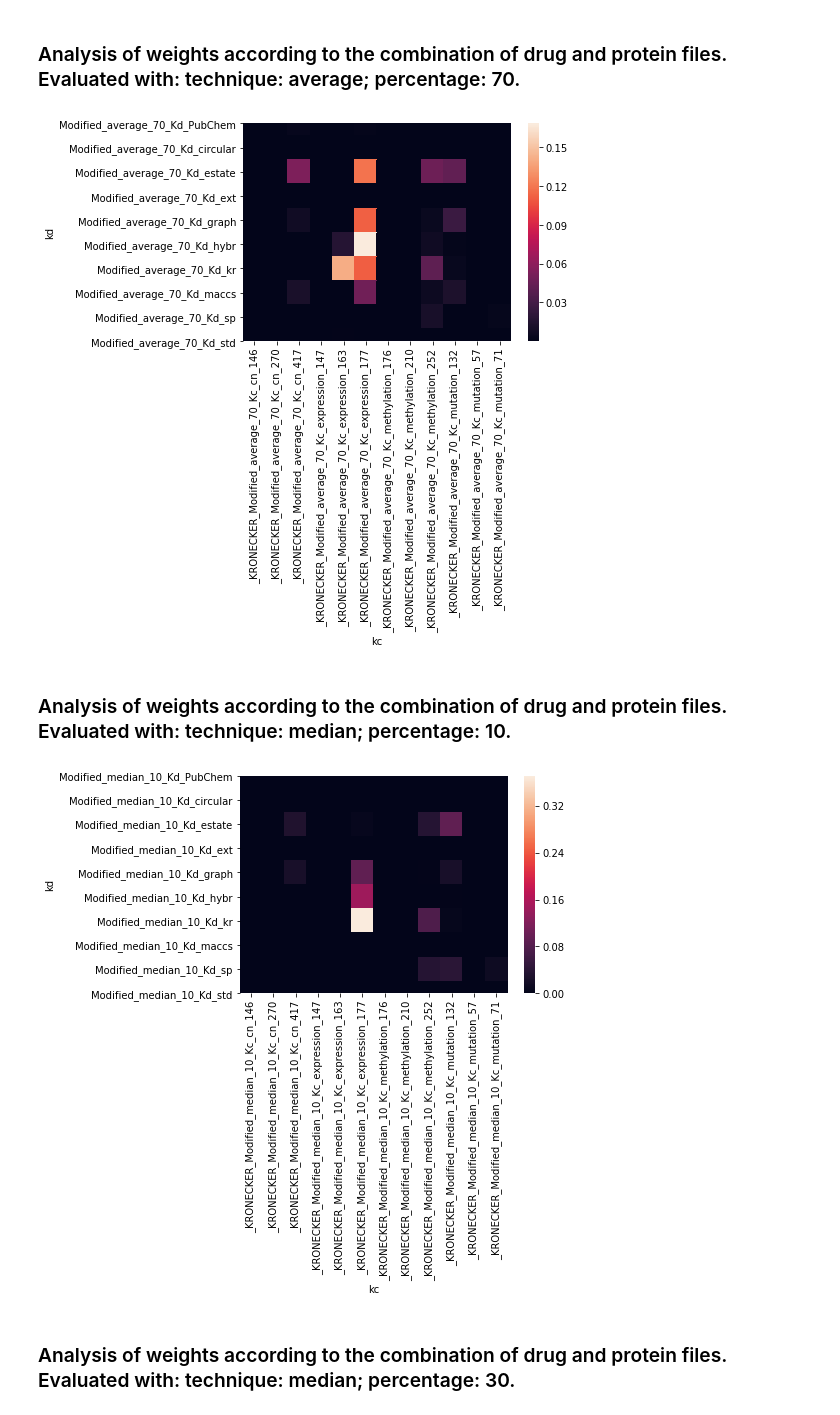
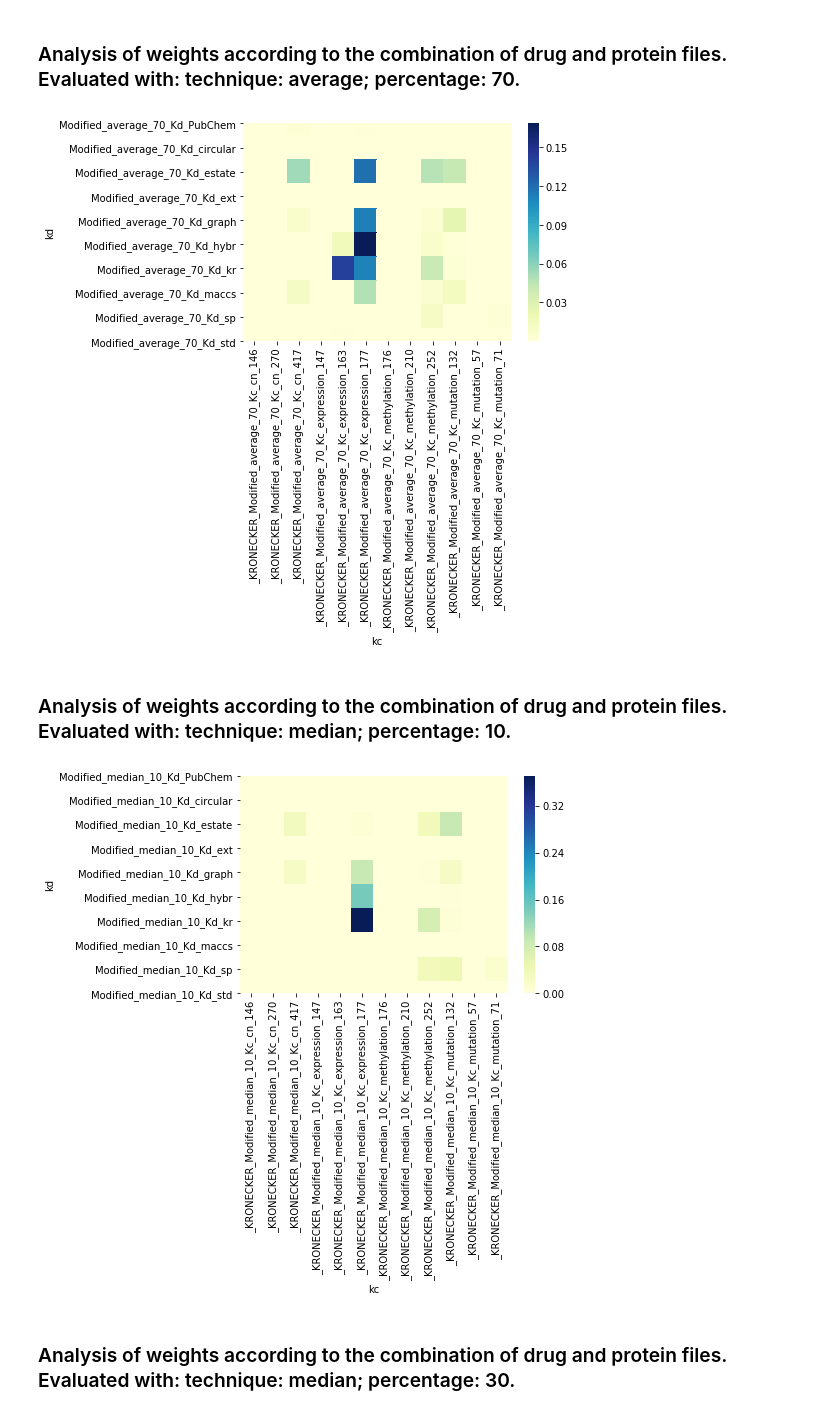
Before and after one commit to TassiaBastos/Treatment-of-incomplete-kernels, a Jupyter notebook: notebooks/analise_scenario3.ipynb, the cells around one changed output. Saved outputs shown, nothing was run; the diff lists cells and outputs as text; code cells hidden in the pictures.

```diff
--- a/notebooks/analise_scenario3.ipynb
+++ b/notebooks/analise_scenario3.ipynb
@@ -533,4 +725,8 @@ def plot_heatmap(dataframe, percentual=70, tipo='average'):
 # %%
 plot_heatmap(df, percentual=70, tipo='average')
+
+weight_average_70 = plt.gcf()
+plt.show()
+weight_average_70.savefig('weight_average_70.png', format='png')
 # %% [output]
-[figure, old version]
+[figure, new version]
@@ -559,6 +733,33 @@ def plot_heatmap(dataframe, percentual=10, tipo='median'):
 # %% [markdown]
 ### Analysis of weights according to the combination of drug and protein files. Evaluated with: technique: median; percentage: 10.
+# %%
+def plot_heatmap(dataframe, percentual=10, tipo='median'):
+
+    # testando com 10% e tipo=median
+    pesos = dataframe[(dataframe['percentual'] == percentual) \
+                    & (dataframe['tipo'] == tipo)]['pesos'].values[0]
+    kernel_names = dataframe[(dataframe['percentual'] == percentual) \
+                           & (dataframe['tipo'] == tipo)]['kernel_names'].values[0]
+    # assumindo que kernel_names nao muda em cada execucao
+    kds = [kn.split('.txt')[0] for kn in kernel_names[:-1]]
+    kcs = [kn.split('.txt')[1] for kn in kernel_names[:-1]]
+    pesos = dataframe[(dataframe['percentual'] == 10) \
+                    & (dataframe['tipo'] == 'median')]['pesos'].values[0]
+
+    df2 = pd.DataFrame(data={
+        'kd': kds,
+        'kc': kcs,
+        'peso': pesos} )
+
+    matrix = df2.groupby(['kd','kc'])['peso'].mean().unstack()
+
+    # sns.heatmap(matrix)
+    weight_median_10 = sns.heatmap(matrix, cmap="YlGnBu")
 # %%
 plot_heatmap(df, percentual=10, tipo='median')
+
+weight_median_10 = plt.gcf()
+plt.show()
+weight_median_10.savefig('weight_median_10.png', format='png')
 # %% [output]
-[figure, old version]
+[figure, new version]
```
Also changed, not shown: parts of 59 cells of this notebook, 35 other files.
